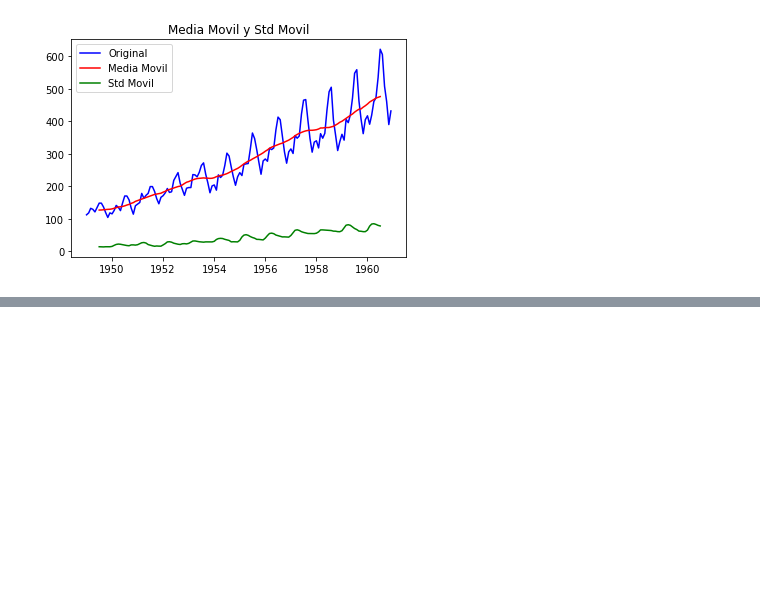
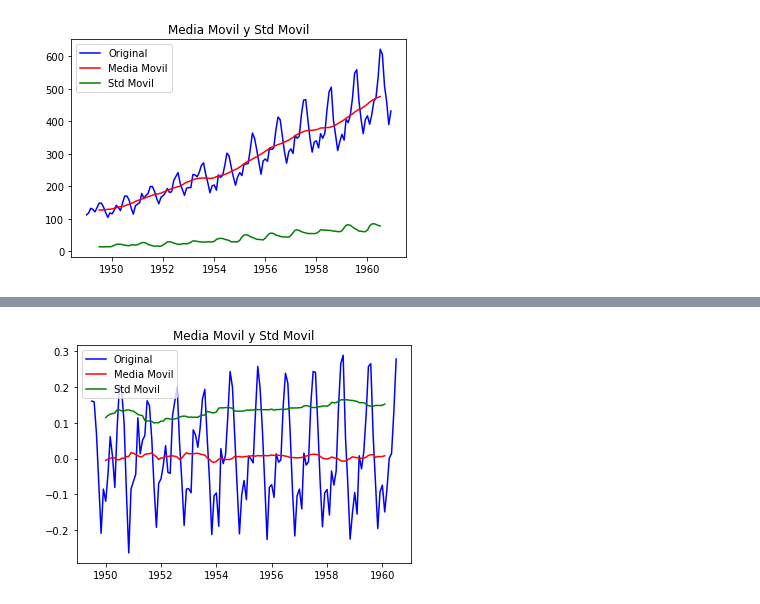
Before and after one commit to JuanFeA98/Time_Series, a Jupyter notebook: Introduction to Time Series.ipynb, the cells around one changed output, grey strips where cells are left out. Cells and saved outputs as stored; diff of their text form; code cells hidden in the pictures; blank space fills up the shorter version.

```diff
--- a/Introduction to Time Series.ipynb
+++ b/Introduction to Time Series.ipynb
@@ -207,0 +175,10 @@ jumm = pd.DataFrame
+# %%
+moving_avg = ts_log.rolling(12, center=True).mean()
+# %%
+ts_diff_mean = ts_log - moving_avg
+# %%
+ts_diff_mean.dropna(inplace=True)
+# %%
+rolling_MS(ts_diff_mean)
+# %% [output]
+[figure, added]
```
Also changed, not shown: parts of 21 cells of this notebook.
